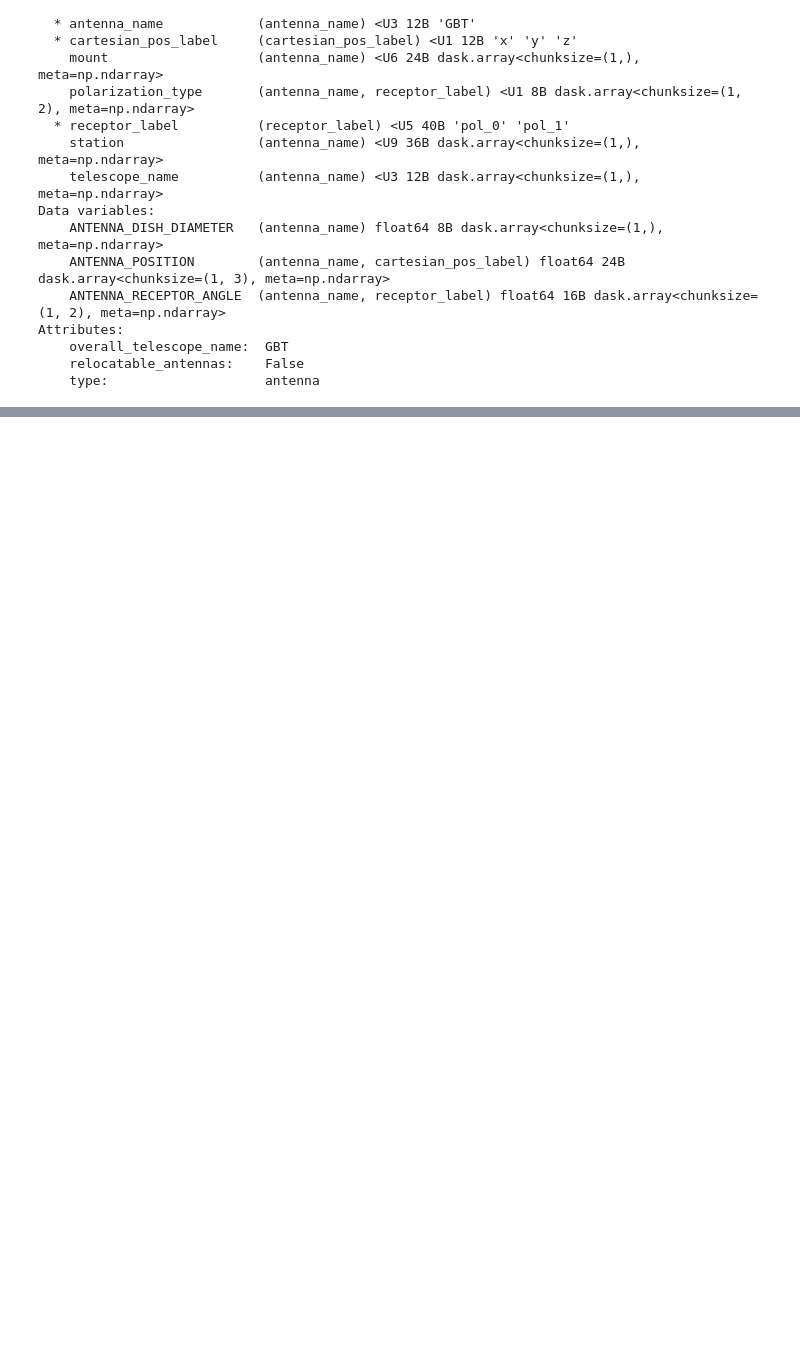
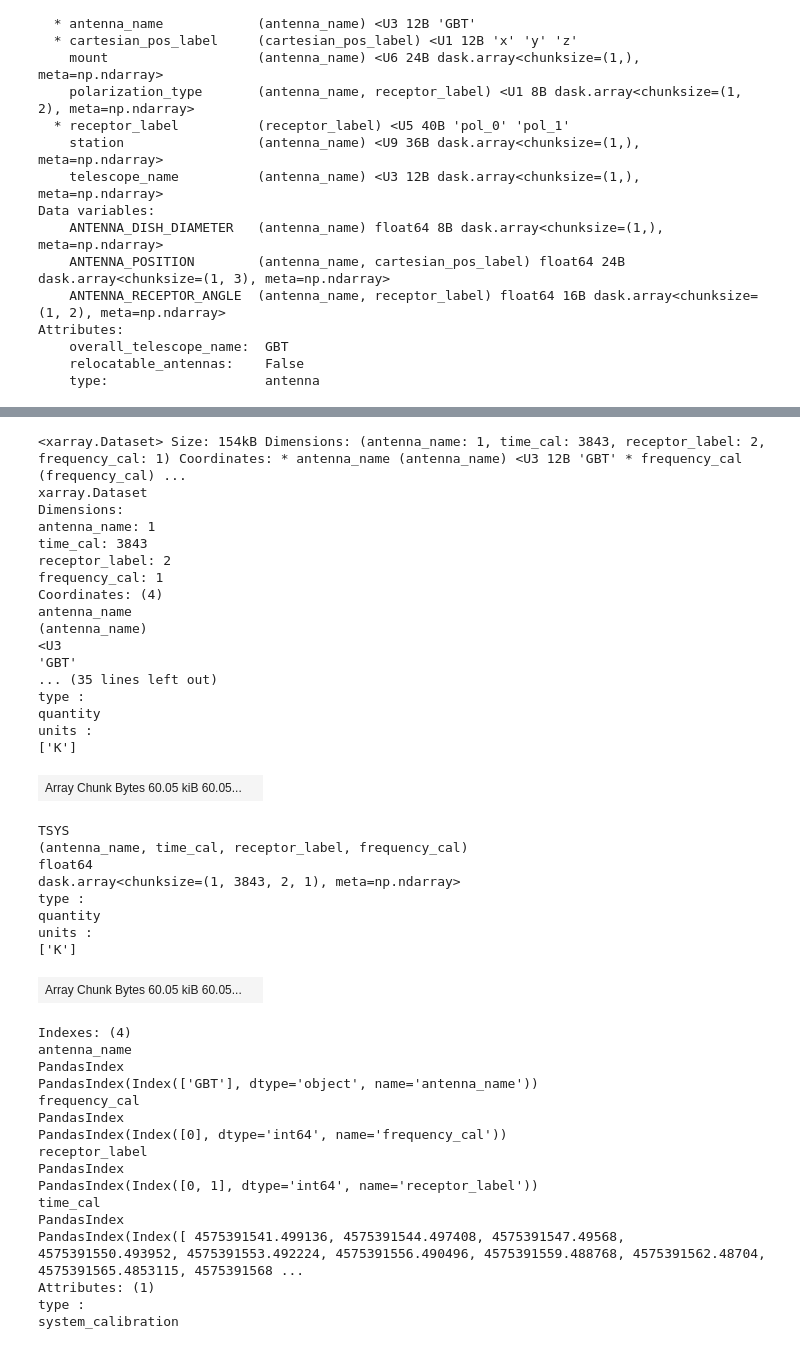
Before and after one commit to casangi/xradio, a Jupyter notebook: docs/source/measurement_set/guides/GBT_single_dish.ipynb, the cells around one changed output, grey strips where cells are left out. Drawn from its saved outputs; the diff is of its cells as text; code cells hidden in the pictures; blank space fills up the shorter version.

```diff
--- a/docs/source/measurement_set/guides/GBT_single_dish.ipynb
+++ b/docs/source/measurement_set/guides/GBT_single_dish.ipynb
@@ -128,0 +188,46 @@ Attributes:
+# %%
+msv4.attrs["system_calibration_xds"]
+# %% [output]
+<xarray.Dataset> Size: 154kB Dimensions: (antenna_name: 1, time_cal: 3843, receptor_label: 2, frequency_cal: 1) Coordinates: * antenna_name (antenna_name) <U3 12B 'GBT' * frequency_cal (frequency_cal) ...
+xarray.Dataset
+Dimensions:
+antenna_name: 1
+time_cal: 3843
+receptor_label: 2
+frequency_cal: 1
+Coordinates: (4)
+antenna_name
+(antenna_name)
+<U3
+'GBT'
+... (35 lines left out)
+type :
+quantity
+units :
+['K']
+| Array Chunk Bytes 60.05 kiB 60.05... |  |
+TSYS
+(antenna_name, time_cal, receptor_label, frequency_cal)
+float64
+dask.array<chunksize=(1, 3843, 2, 1), meta=np.ndarray>
+type :
+quantity
+units :
+['K']
+| Array Chunk Bytes 60.05 kiB 60.05... |  |
+Indexes: (4)
+antenna_name
+PandasIndex
+PandasIndex(Index(['GBT'], dtype='object', name='antenna_name'))
+frequency_cal
+PandasIndex
+PandasIndex(Index([0], dtype='int64', name='frequency_cal'))
+receptor_label
+PandasIndex
+PandasIndex(Index([0, 1], dtype='int64', name='receptor_label'))
+time_cal
+PandasIndex
+PandasIndex(Index([ 4575391541.499136, 4575391544.497408, 4575391547.49568, 4575391550.493952, 4575391553.492224, 4575391556.490496, 4575391559.488768, 4575391562.48704, 4575391565.4853115, 4575391568 ...
+Attributes: (1)
+type :
+system_calibration
```
Also changed, not shown: parts of 5 cells of this notebook, 8 other files.
